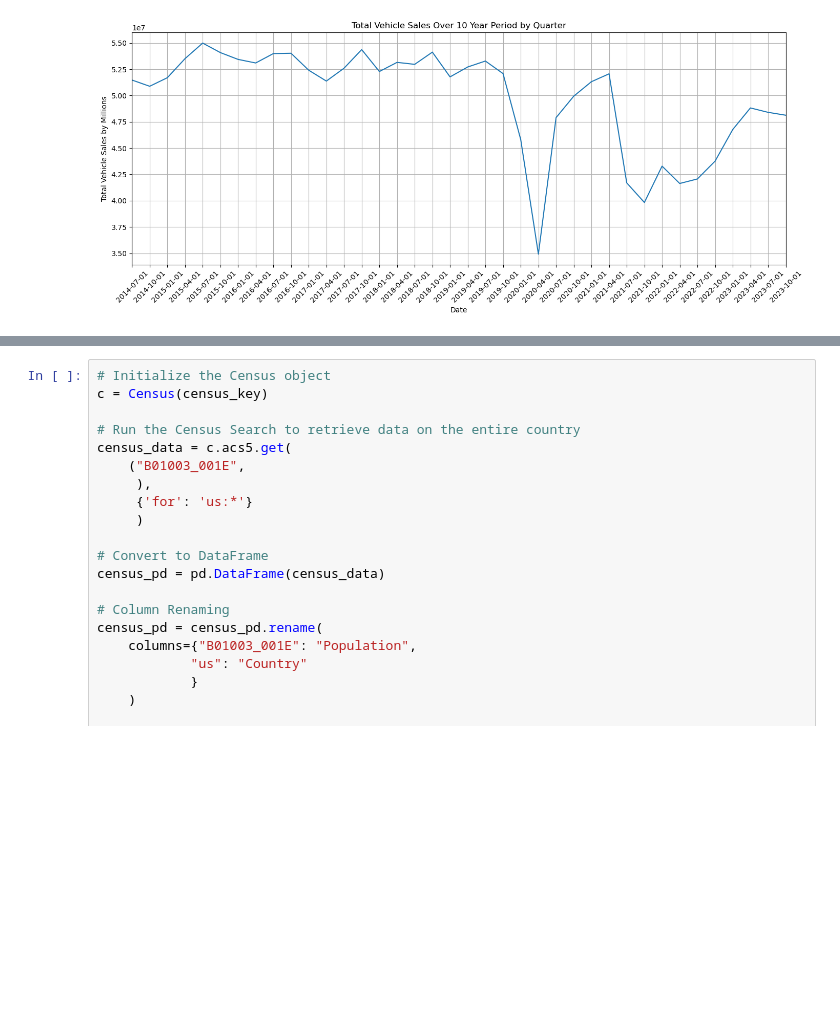
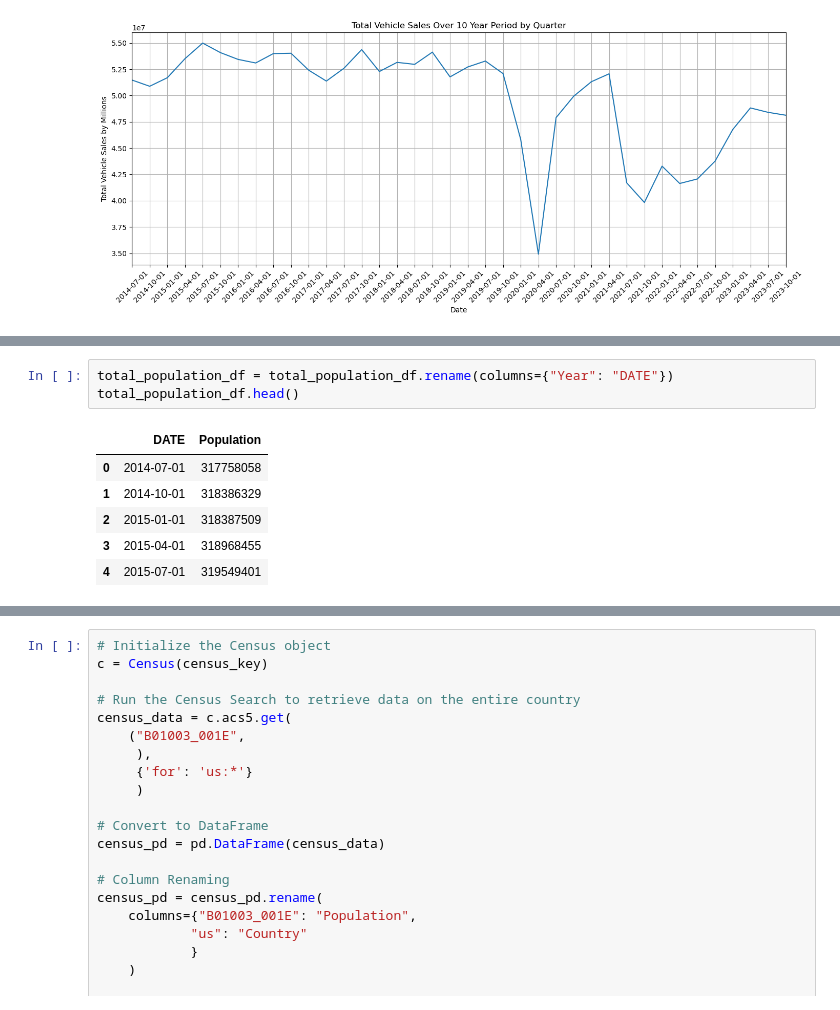
Before and after one commit to Jagar513/project_1_bootcamp, a Jupyter notebook: Automotive Loan Starter Code.ipynb, the cells around one changed output, grey strips where cells are left out. Drawn from its saved outputs; the diff is of its cells as text; blank space fills up the shorter version.

```diff
--- a/Automotive Loan Starter Code.ipynb
+++ b/Automotive Loan Starter Code.ipynb
@@ -281,0 +293,10 @@ plt.show()
+# %%
+total_population_df = total_population_df.rename(columns={"Year": "DATE"})
+total_population_df.head()
+# %% [output]
+|  | DATE | Population |
+| 0 | 2014-07-01 | 317758058 |
+| 1 | 2014-10-01 | 318386329 |
+| 2 | 2015-01-01 | 318387509 |
+| 3 | 2015-04-01 | 318968455 |
+| 4 | 2015-07-01 | 319549401 |
```
Also changed, not shown: parts of 4 cells of this notebook, 1 other file.
